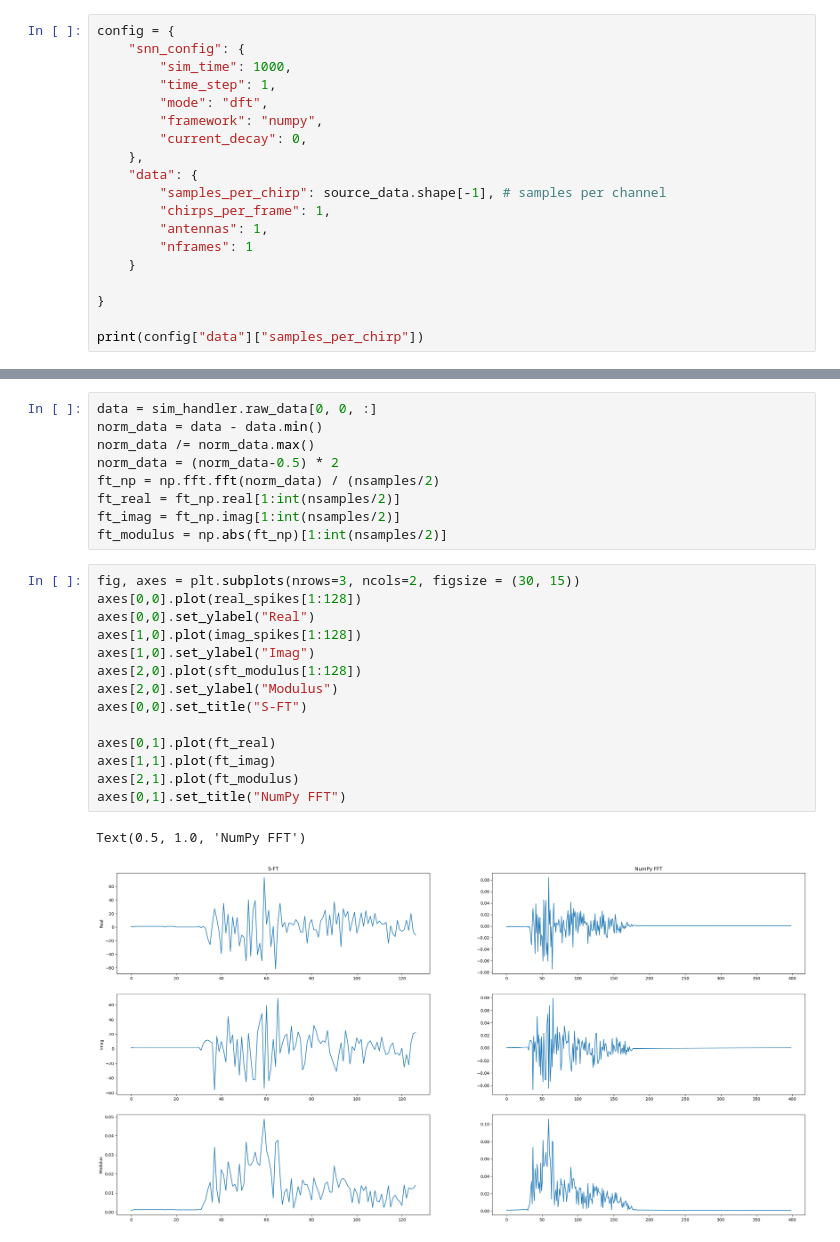
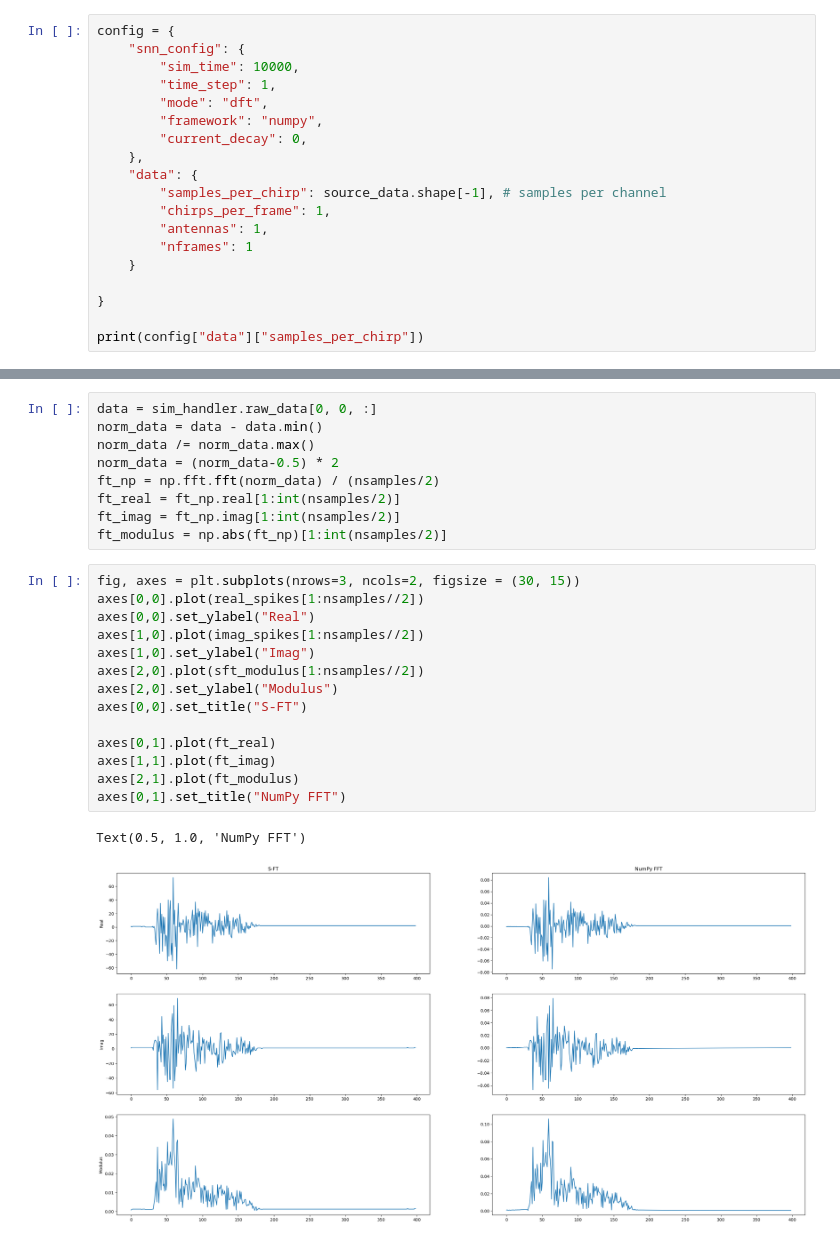
Before and after one commit to anmutechsupport/Energy-Efficient-Decoding-of-EEG-Motor-Imagery-using-Spiking-Legendre-Memory-Units, a Jupyter notebook: ml/spikingFFT.ipynb, the cells around one changed output, grey strips where cells are left out. Saved outputs shown, nothing was run; the diff lists cells and outputs as text.

```diff
--- a/ml/spikingFFT.ipynb
+++ b/ml/spikingFFT.ipynb
@@ -49,7 +49,7 @@ Averaging across epochs...
 # %%
 config = {
     "snn_config": {
-        "sim_time": 1000,
+        "sim_time": 10000,
         "time_step": 1,
         "mode": "dft",
         "framework": "numpy",
@@ -96,18 +96,18 @@ ft_imag = ft_np.imag[1:int(nsamples/2)]
 ft_modulus = np.abs(ft_np)[1:int(nsamples/2)]
 # %%
 fig, axes = plt.subplots(nrows=3, ncols=2, figsize = (30, 15))
-axes[0,0].plot(real_spikes[1:128])
+axes[0,0].plot(real_spikes[1:nsamples//2])
 axes[0,0].set_ylabel("Real")
-axes[1,0].plot(imag_spikes[1:128])
+axes[1,0].plot(imag_spikes[1:nsamples//2])
 axes[1,0].set_ylabel("Imag")
-axes[2,0].plot(sft_modulus[1:128])
+axes[2,0].plot(sft_modulus[1:nsamples//2])
 axes[2,0].set_ylabel("Modulus")
 axes[0,0].set_title("S-FT")
 
 axes[0,1].plot(ft_real)
 axes[1,1].plot(ft_imag)
 axes[2,1].plot(ft_modulus)
 axes[0,1].set_title("NumPy FFT")
 # %% [output]
 Text(0.5, 1.0, 'NumPy FFT')
-[figure, old version]
+[figure, new version]
```
